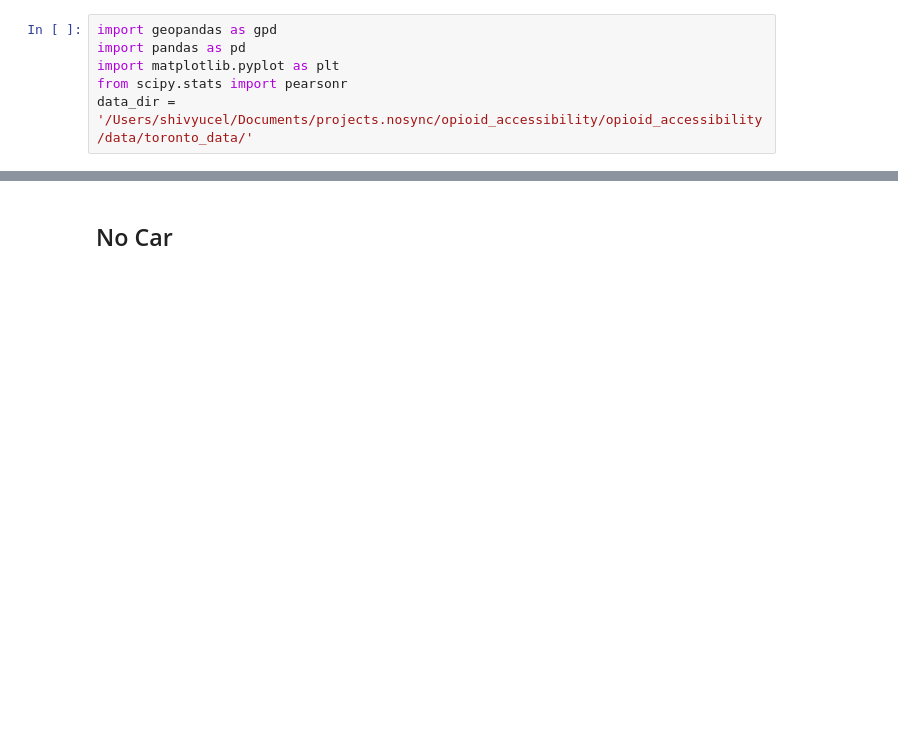
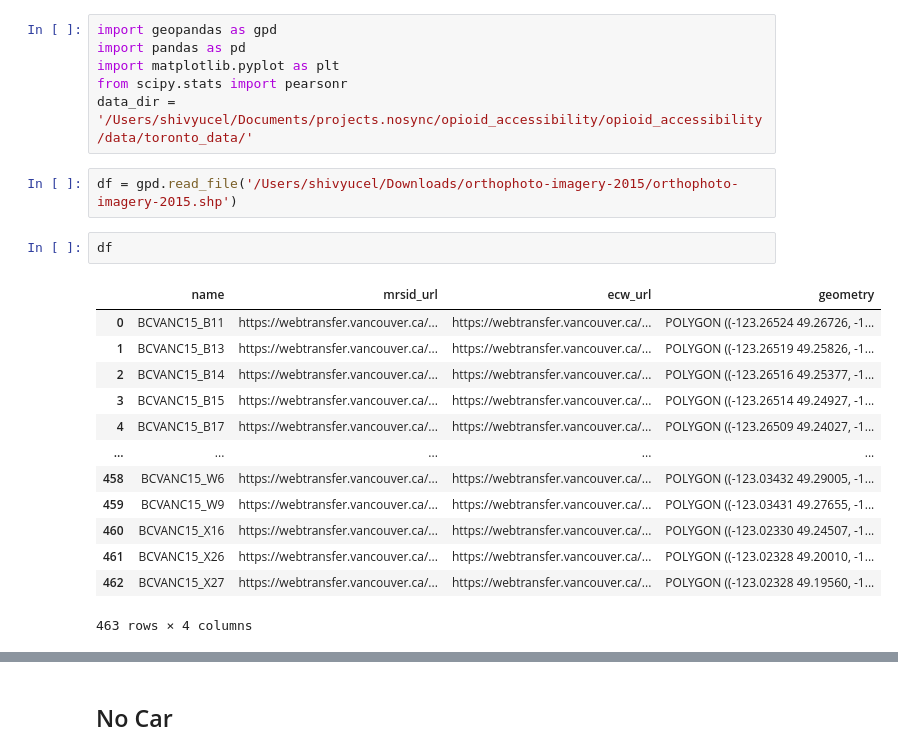
Before and after one commit to shivyucel/opioid_treatment_accessibility, a Jupyter notebook: toronto_code/Untitled.ipynb, the cells around one changed output, grey strips where cells are left out. Saved outputs shown, nothing was run; the diff lists cells and outputs as text; blank space fills up the shorter version.

```diff
--- a/toronto_code/Untitled.ipynb
+++ b/toronto_code/Untitled.ipynb
@@ -4,3 +4,21 @@ import pandas as pd
 import matplotlib.pyplot as plt
 from scipy.stats import pearsonr
 data_dir = '/Users/shivyucel/Documents/projects.nosync/opioid_accessibility/opioid_accessibility/data/toronto_data/'
+# %%
+df = gpd.read_file('/Users/shivyucel/Downloads/orthophoto-imagery-2015/orthophoto-imagery-2015.shp')
+# %%
+df
+# %% [output]
+|  | name | mrsid_url | ecw_url | geometry |
+| 0 | BCVANC15_B11 | https://webtransfer.vancouver.ca/... | https://webtransfer.vancouver.ca/... | POLYGON ((-123.26524 49.26726, -1... |
+| 1 | BCVANC15_B13 | https://webtransfer.vancouver.ca/... | https://webtransfer.vancouver.ca/... | POLYGON ((-123.26519 49.25826, -1... |
+| 2 | BCVANC15_B14 | https://webtransfer.vancouver.ca/... | https://webtransfer.vancouver.ca/... | POLYGON ((-123.26516 49.25377, -1... |
+| 3 | BCVANC15_B15 | https://webtransfer.vancouver.ca/... | https://webtransfer.vancouver.ca/... | POLYGON ((-123.26514 49.24927, -1... |
+| 4 | BCVANC15_B17 | https://webtransfer.vancouver.ca/... | https://webtransfer.vancouver.ca/... | POLYGON ((-123.26509 49.24027, -1... |
+| ... | ... | ... | ... | ... |
+| 458 | BCVANC15_W6 | https://webtransfer.vancouver.ca/... | https://webtransfer.vancouver.ca/... | POLYGON ((-123.03432 49.29005, -1... |
+| 459 | BCVANC15_W9 | https://webtransfer.vancouver.ca/... | https://webtransfer.vancouver.ca/... | POLYGON ((-123.03431 49.27655, -1... |
+| 460 | BCVANC15_X16 | https://webtransfer.vancouver.ca/... | https://webtransfer.vancouver.ca/... | POLYGON ((-123.02330 49.24507, -1... |
+| 461 | BCVANC15_X26 | https://webtransfer.vancouver.ca/... | https://webtransfer.vancouver.ca/... | POLYGON ((-123.02328 49.20010, -1... |
+| 462 | BCVANC15_X27 | https://webtransfer.vancouver.ca/... | https://webtransfer.vancouver.ca/... | POLYGON ((-123.02328 49.19560, -1... |
+463 rows × 4 columns
```
Also changed, not shown: parts of 1 cell of this notebook, 31 other files.
